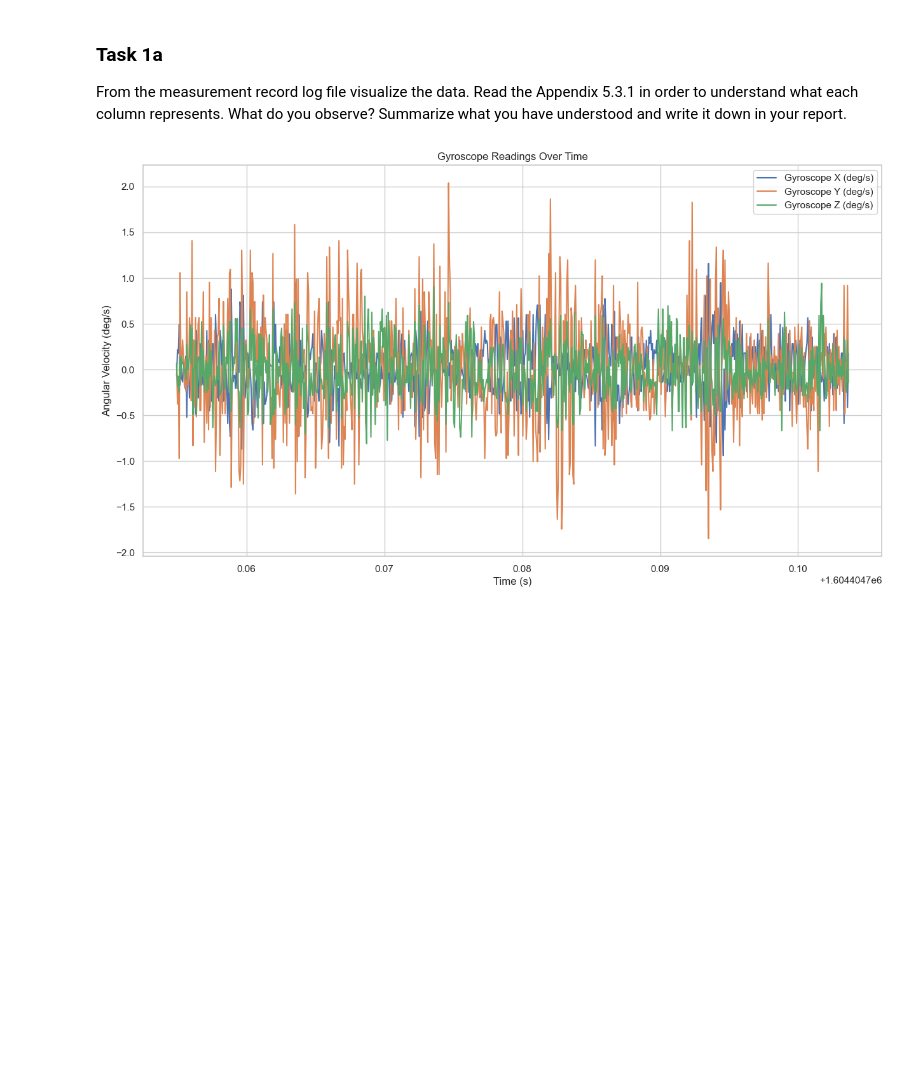
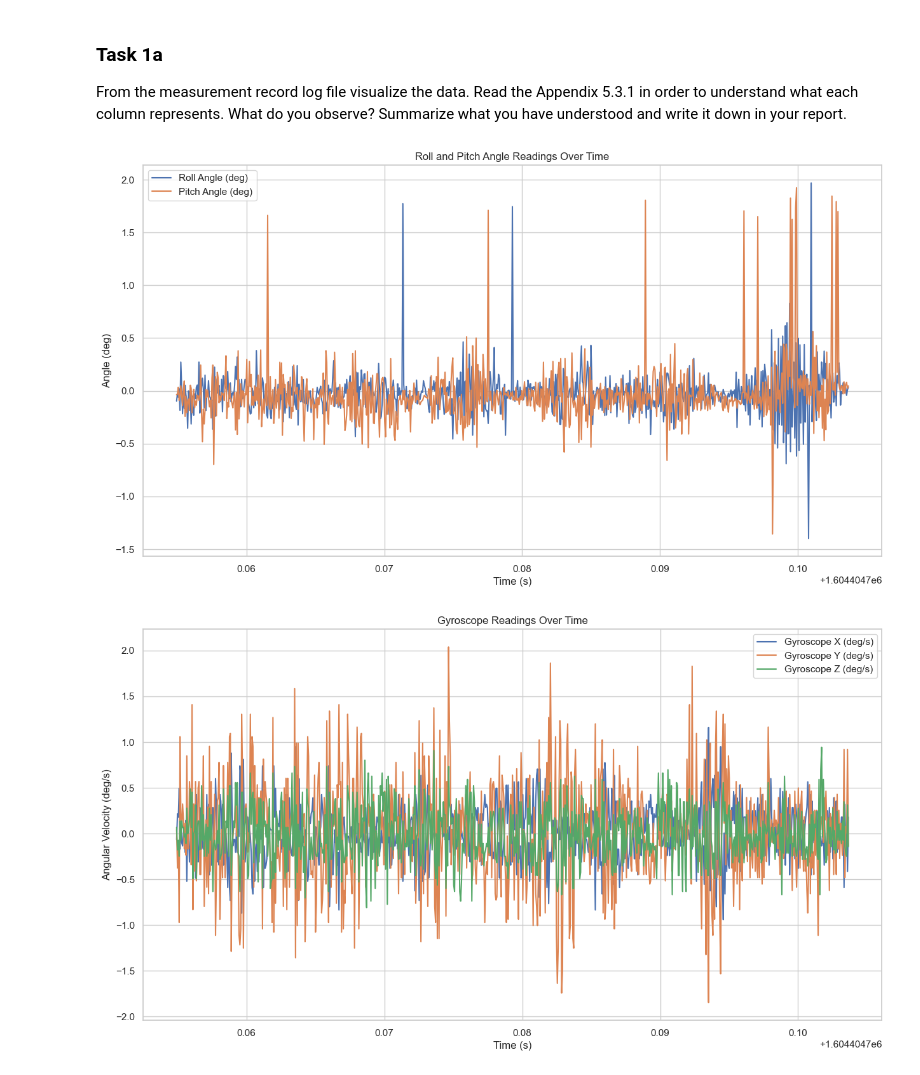
Before and after one commit to albertodian/sensor-fusion-project, a Jupyter notebook: main_part1.ipynb, the cells around one changed output. Drawn from its saved outputs; the diff is of its cells as text; code cells hidden in the pictures; blank space fills up the shorter version.

```diff
--- a/main_part1.ipynb
+++ b/main_part1.ipynb
@@ -36 +46,15 @@ From the measurement record log file visualize the data. Read the Appendix 5.3.1
+# %%
+plt.figure(figsize=(15, 8))
+
+plt.plot(df_task1['timestamp_s'], df_task1['roll_deg'], label='Roll Angle (deg)')
+plt.plot(df_task1['timestamp_s'], df_task1['pitch_deg'], label='Pitch Angle (deg)')
+
+plt.title('Roll and Pitch Angle Readings Over Time')
+plt.xlabel('Time (s)')
+plt.ylabel('Angle (deg)')
+plt.legend()
+plt.grid(True)
+plt.show()
+# %% [output]
+[figure, added]
 # %%
```
Also changed, not shown: parts of 5 cells of this notebook, 14 other files.
